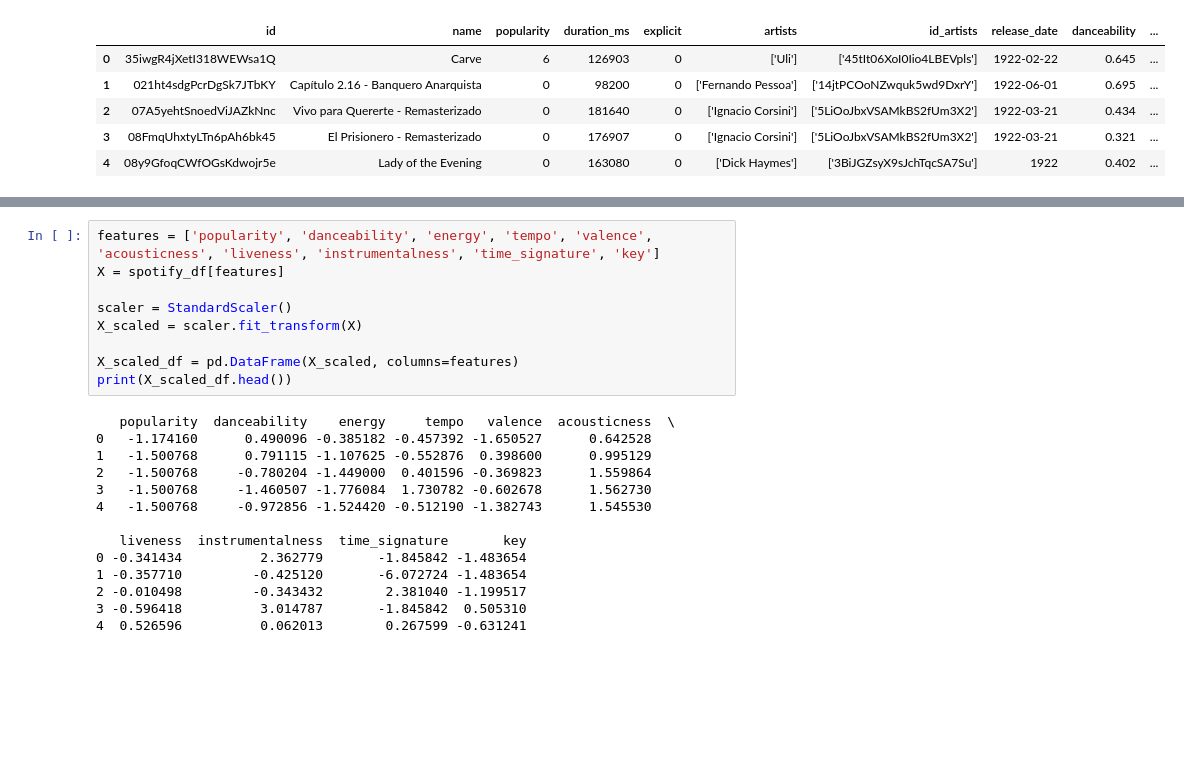
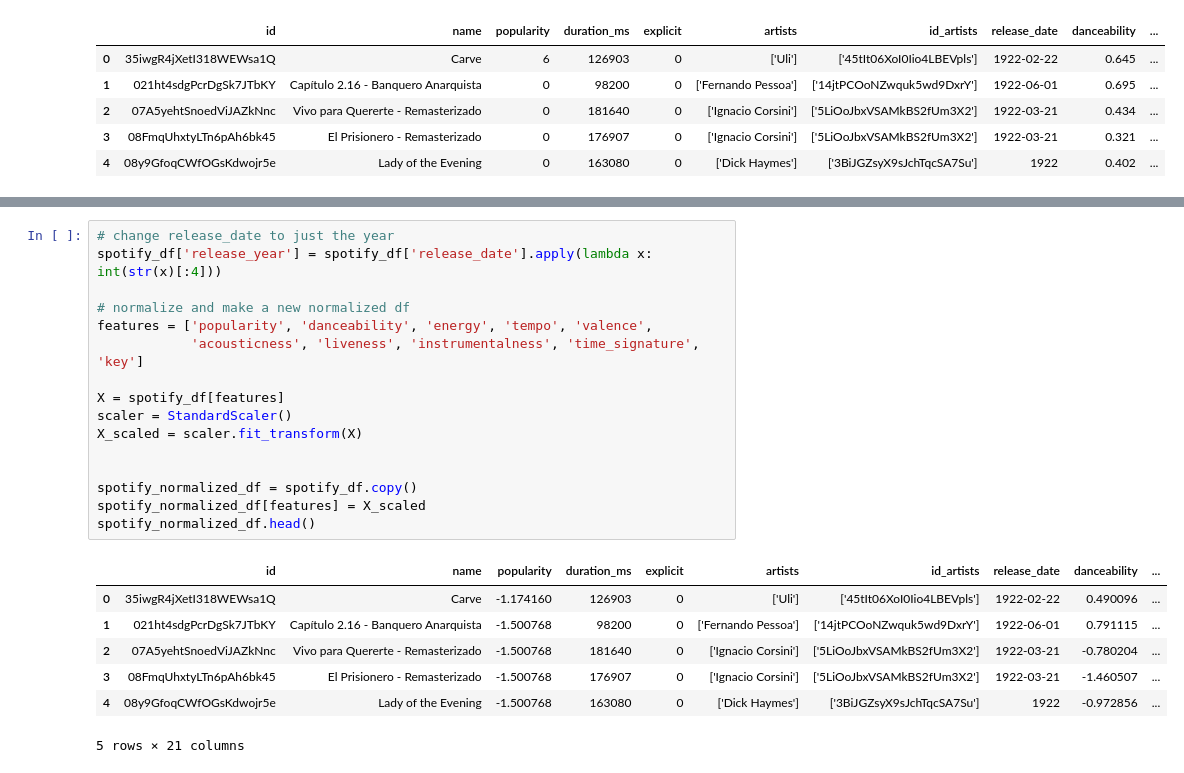
Before and after one commit to anikas2003/spotifyrec, a Jupyter notebook: spotidyrecbuilder.ipynb, the cells around one changed output, grey strips where cells are left out. Drawn from its saved outputs; the diff is of its cells as text; blank space fills up the shorter version.

```diff
--- a/spotidyrecbuilder.ipynb
+++ b/spotidyrecbuilder.ipynb
@@ -37,23 +31,24 @@ time_signature : int64
 # %%
-features = ['popularity', 'danceability', 'energy', 'tempo', 'valence', 'acousticness', 'liveness', 'instrumentalness', 'time_signature', 'key']
+# change release_date to just the year
+spotify_df['release_year'] = spotify_df['release_date'].apply(lambda x: int(str(x)[:4]))
+
+# normalize and make a new normalized df
+features = ['popularity', 'danceability', 'energy', 'tempo', 'valence',
+            'acousticness', 'liveness', 'instrumentalness', 'time_signature', 'key']
+
 X = spotify_df[features]
-
 scaler = StandardScaler()
 X_scaled = scaler.fit_transform(X)
 
-X_scaled_df = pd.DataFrame(X_scaled, columns=features)
-print(X_scaled_df.head())
+
+spotify_normalized_df = spotify_df.copy()
+spotify_normalized_df[features] = X_scaled
+spotify_normalized_df.head()
 # %% [output]
+|  | id | name | popularity | duration_ms | explicit | artists | id_artists | release_date | danceability | ... |
+| 0 | 35iwgR4jXetI318WEWsa1Q | Carve | -1.174160 | 126903 | 0 | ['Uli'] | ['45tIt06XoI0Iio4LBEVpls'] | 1922-02-22 | 0.490096 | ... |
+| 1 | 021ht4sdgPcrDgSk7JTbKY | Capítulo 2.16 - Banquero Anarquista | -1.500768 | 98200 | 0 | ['Fernando Pessoa'] | ['14jtPCOoNZwquk5wd9DxrY'] | 1922-06-01 | 0.791115 | ... |
+| 2 | 07A5yehtSnoedViJAZkNnc | Vivo para Quererte - Remasterizado | -1.500768 | 181640 | 0 | ['Ignacio Corsini'] | ['5LiOoJbxVSAMkBS2fUm3X2'] | 1922-03-21 | -0.780204 | ... |
+| 3 | 08FmqUhxtyLTn6pAh6bk45 | El Prisionero - Remasterizado | -1.500768 | 176907 | 0 | ['Ignacio Corsini'] | ['5LiOoJbxVSAMkBS2fUm3X2'] | 1922-03-21 | -1.460507 | ... |
+| 4 | 08y9GfoqCWfOGsKdwojr5e | Lady of the Evening | -1.500768 | 163080 | 0 | ['Dick Haymes'] | ['3BiJGZsyX9sJchTqcSA7Su'] | 1922 | -0.972856 | ... |
-   popularity  danceability    energy     tempo   valence  acousticness  \
-0   -1.174160      0.490096 -0.385182 -0.457392 -1.650527      0.642528
-1   -1.500768      0.791115 -1.107625 -0.552876  0.398600      0.995129
-2   -1.500768     -0.780204 -1.449000  0.401596 -0.369823      1.559864
-3   -1.500768     -1.460507 -1.776084  1.730782 -0.602678      1.562730
-4   -1.500768     -0.972856 -1.524420 -0.512190 -1.382743      1.545530
-
-   liveness  instrumentalness  time_signature       key
-0 -0.341434          2.362779       -1.845842 -1.483654
-1 -0.357710         -0.425120       -6.072724 -1.483654
-2 -0.010498         -0.343432        2.381040 -1.199517
-3 -0.596418          3.014787       -1.845842  0.505310
-4  0.526596          0.062013        0.267599 -0.631241
+5 rows × 21 columns
```
Also changed, not shown: parts of 14 cells of this notebook, 2 other files.
